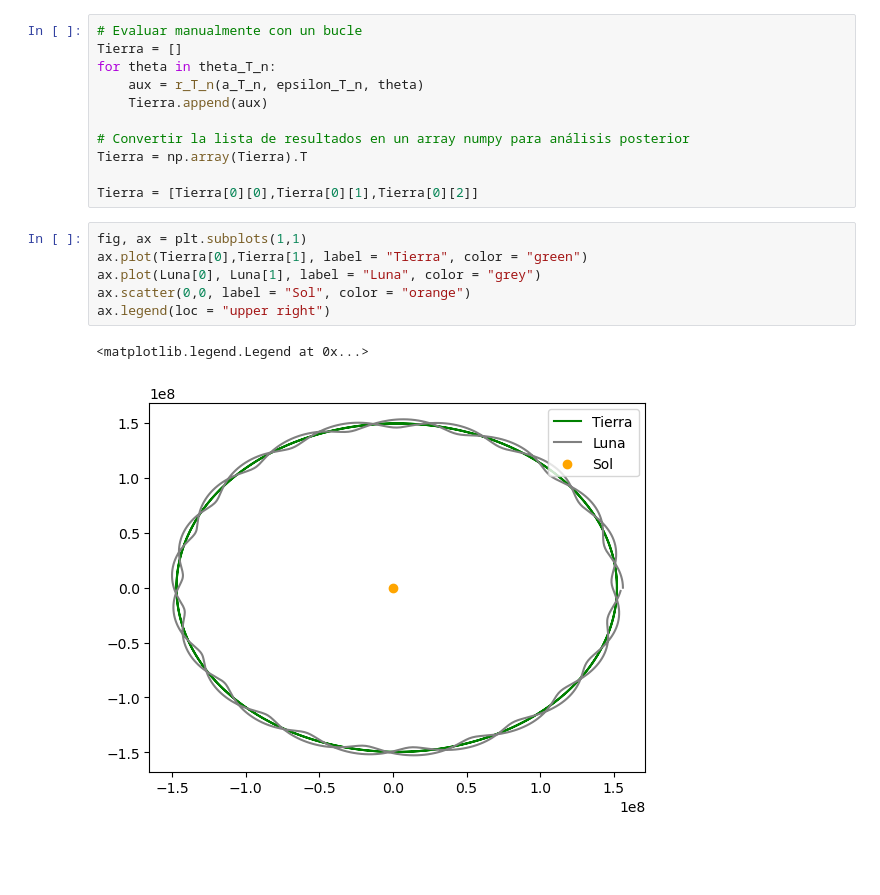
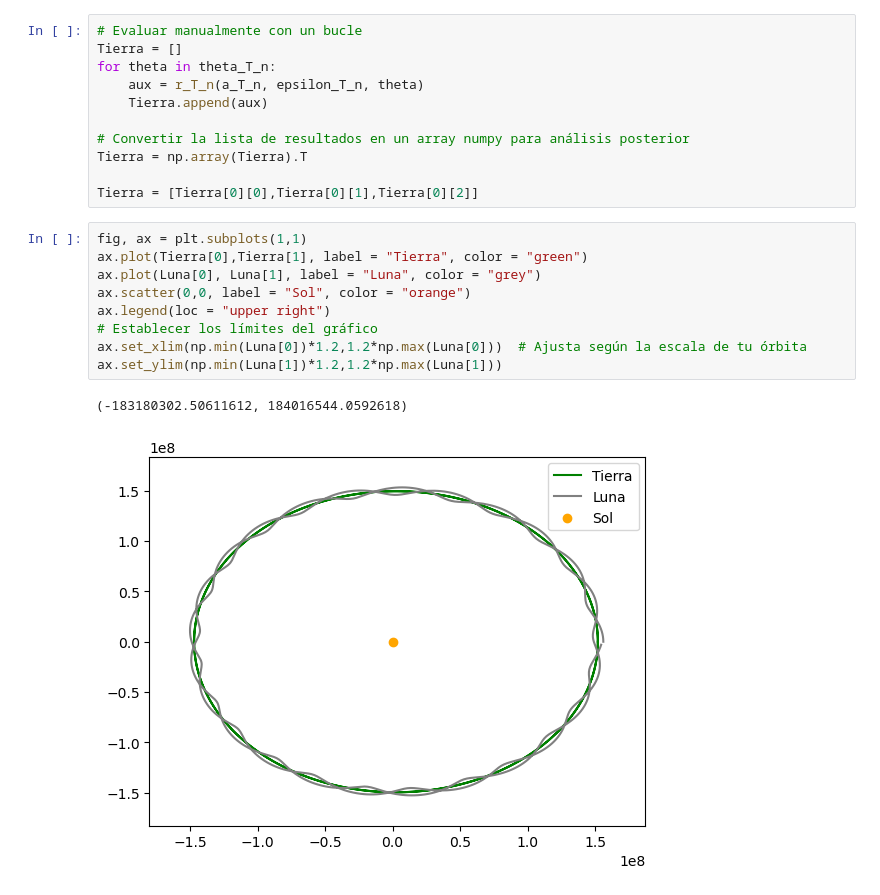
Before and after one commit to physicsIS/Prediccion_de_eclipses, a Jupyter notebook: geometrico/trayectorias.ipynb, the cells around one changed output. Drawn from its saved outputs; the diff is of its cells as text; blank space fills up the shorter version.

```diff
--- a/geometrico/trayectorias.ipynb
+++ b/geometrico/trayectorias.ipynb
@@ -175,12 +175,15 @@ Tierra = [Tierra[0][0],Tierra[0][1],Tierra[0][2]]
 # %%
 fig, ax = plt.subplots(1,1)
 ax.plot(Tierra[0],Tierra[1], label = "Tierra", color = "green")
 ax.plot(Luna[0], Luna[1], label = "Luna", color = "grey")
 ax.scatter(0,0, label = "Sol", color = "orange")
 ax.legend(loc = "upper right")
+# Establecer los límites del gráfico
+ax.set_xlim(np.min(Luna[0])*1.2,1.2*np.max(Luna[0]))  # Ajusta según la escala de tu órbita
+ax.set_ylim(np.min(Luna[1])*1.2,1.2*np.max(Luna[1]))
 # %% [output]
-<matplotlib.legend.Legend at 0x...>
+(-183180302.50611612, 184016544.0592618)
-[figure, old version]
+[figure, new version]
 # %%
 import matplotlib.pyplot as plt
 from matplotlib.animation import FuncAnimation
```
Also changed, not shown: parts of 1 cell of this notebook, 4 other files.
